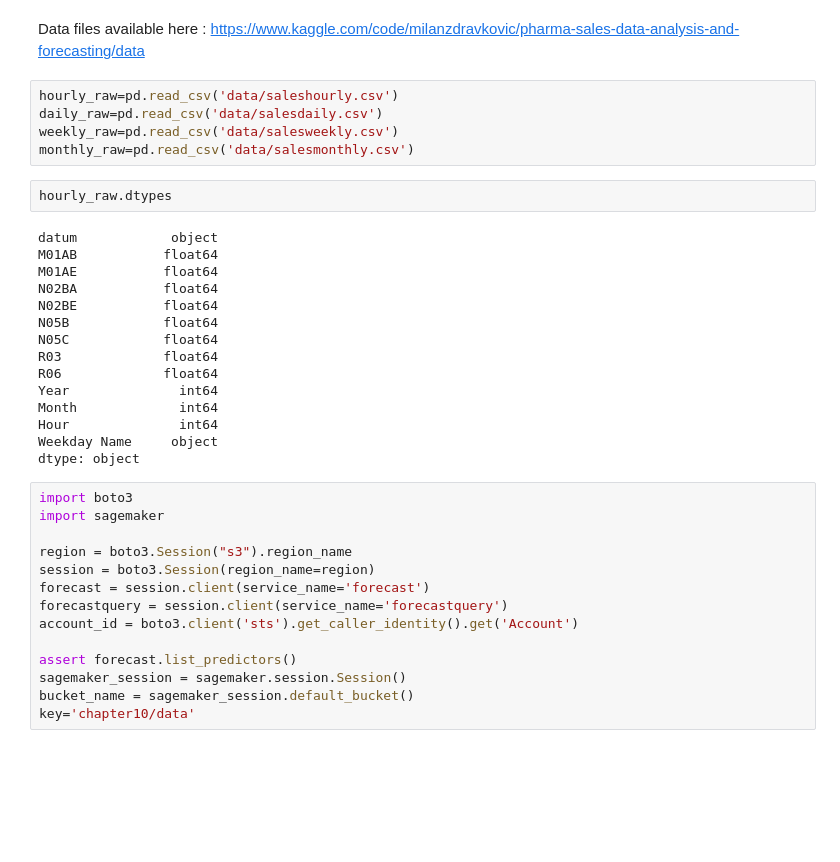
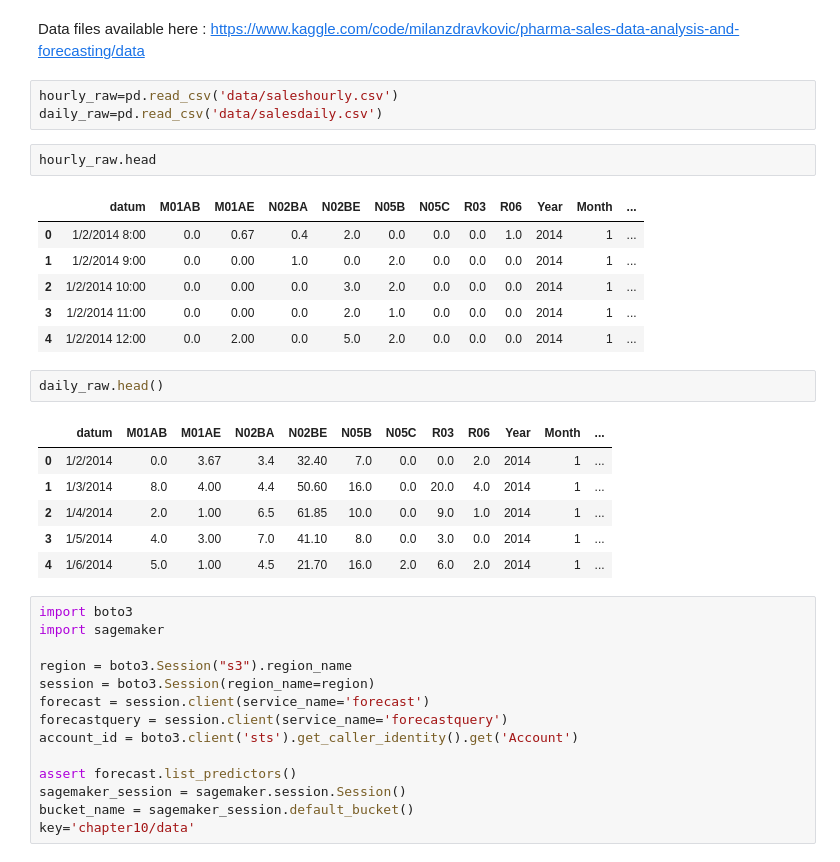
Before and after one commit to PacktPublishing/Applied-Machine-Learning-for-Healthcare-and-Life-Sciences-using-AWS, a Jupyter notebook: chapter-10/pharma_sales_forecasting.ipynb, the cells around one changed output. Saved outputs shown, nothing was run; the diff lists cells and outputs as text; blank space fills up the shorter version.

```diff
--- a/chapter-10/pharma_sales_forecasting.ipynb
+++ b/chapter-10/pharma_sales_forecasting.ipynb
@@ -8,25 +8,24 @@ Data files available here : https://www.kaggle.com/code/milanzdravkovic/pharma-s
 # %%
 hourly_raw=pd.read_csv('data/saleshourly.csv')
 daily_raw=pd.read_csv('data/salesdaily.csv')
-weekly_raw=pd.read_csv('data/salesweekly.csv')
-monthly_raw=pd.read_csv('data/salesmonthly.csv')
 # %%
-hourly_raw.dtypes
+hourly_raw.head
 # %% [output]
-datum            object
-M01AB           float64
-M01AE           float64
-N02BA           float64
-N02BE           float64
-N05B            float64
-N05C            float64
-R03             float64
-R06             float64
-Year              int64
-Month             int64
-Hour              int64
-Weekday Name     object
-dtype: object
+|  | datum | M01AB | M01AE | N02BA | N02BE | N05B | N05C | R03 | R06 | Year | Month | ... |
+| 0 | 1/2/2014 8:00 | 0.0 | 0.67 | 0.4 | 2.0 | 0.0 | 0.0 | 0.0 | 1.0 | 2014 | 1 | ... |
+| 1 | 1/2/2014 9:00 | 0.0 | 0.00 | 1.0 | 0.0 | 2.0 | 0.0 | 0.0 | 0.0 | 2014 | 1 | ... |
+| 2 | 1/2/2014 10:00 | 0.0 | 0.00 | 0.0 | 3.0 | 2.0 | 0.0 | 0.0 | 0.0 | 2014 | 1 | ... |
+| 3 | 1/2/2014 11:00 | 0.0 | 0.00 | 0.0 | 2.0 | 1.0 | 0.0 | 0.0 | 0.0 | 2014 | 1 | ... |
+| 4 | 1/2/2014 12:00 | 0.0 | 2.00 | 0.0 | 5.0 | 2.0 | 0.0 | 0.0 | 0.0 | 2014 | 1 | ... |
+# %%
+daily_raw.head()
+# %% [output]
+|  | datum | M01AB | M01AE | N02BA | N02BE | N05B | N05C | R03 | R06 | Year | Month | ... |
+| 0 | 1/2/2014 | 0.0 | 3.67 | 3.4 | 32.40 | 7.0 | 0.0 | 0.0 | 2.0 | 2014 | 1 | ... |
+| 1 | 1/3/2014 | 8.0 | 4.00 | 4.4 | 50.60 | 16.0 | 0.0 | 20.0 | 4.0 | 2014 | 1 | ... |
+| 2 | 1/4/2014 | 2.0 | 1.00 | 6.5 | 61.85 | 10.0 | 0.0 | 9.0 | 1.0 | 2014 | 1 | ... |
+| 3 | 1/5/2014 | 4.0 | 3.00 | 7.0 | 41.10 | 8.0 | 0.0 | 3.0 | 0.0 | 2014 | 1 | ... |
+| 4 | 1/6/2014 | 5.0 | 1.00 | 4.5 | 21.70 | 16.0 | 2.0 | 6.0 | 2.0 | 2014 | 1 | ... |
 # %%
 import boto3
 import sagemaker
```
Also changed, not shown: parts of 11 cells of this notebook, 1 other file.
